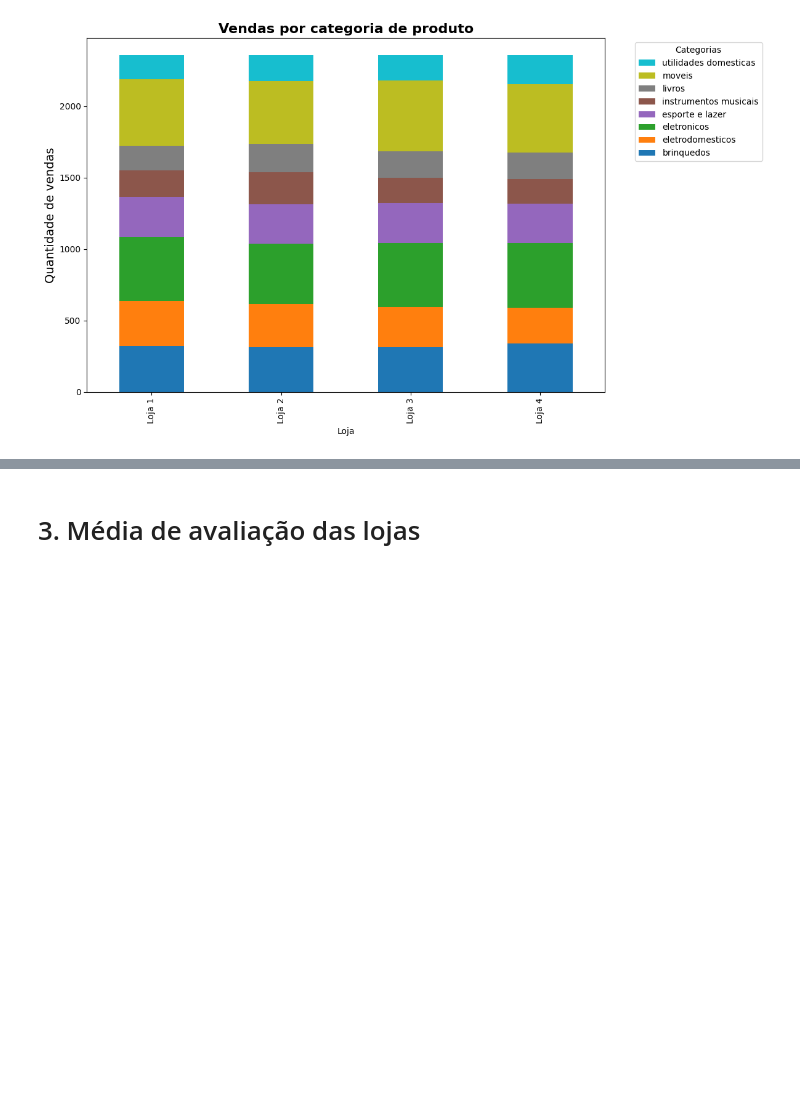
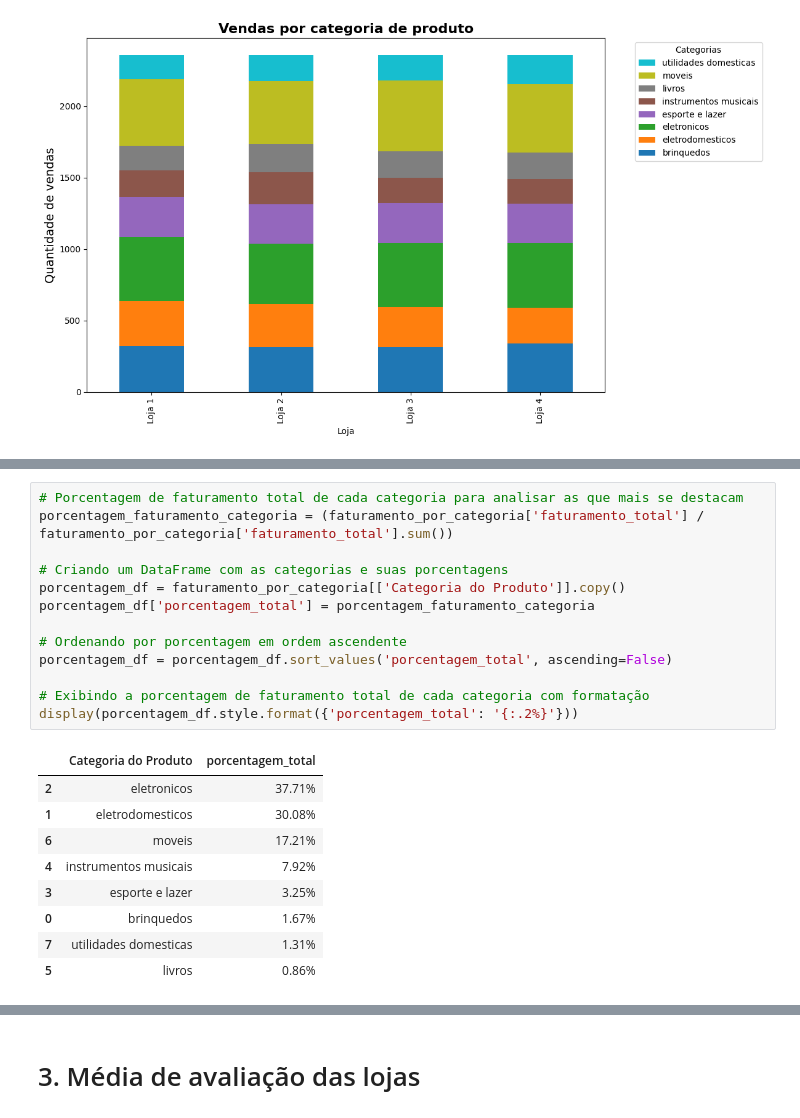
Before and after one commit to lidimoura/challenge1-data-science-Alura-Store, a Jupyter notebook: AluraStoreBrasil.ipynb, the cells around one changed output, grey strips where cells are left out. Saved outputs shown, nothing was run; the diff lists cells and outputs as text; blank space fills up the shorter version.

```diff
--- a/AluraStoreBrasil.ipynb
+++ b/AluraStoreBrasil.ipynb
@@ -288,0 +303,23 @@ plt.show()
+# %%
+# Porcentagem de faturamento total de cada categoria para analisar as que mais se destacam
+porcentagem_faturamento_categoria = (faturamento_por_categoria['faturamento_total'] / faturamento_por_categoria['faturamento_total'].sum())
+
+# Criando um DataFrame com as categorias e suas porcentagens
+porcentagem_df = faturamento_por_categoria[['Categoria do Produto']].copy()
+porcentagem_df['porcentagem_total'] = porcentagem_faturamento_categoria
+
+# Ordenando por porcentagem em ordem ascendente
+porcentagem_df = porcentagem_df.sort_values('porcentagem_total', ascending=False)
+
+# Exibindo a porcentagem de faturamento total de cada categoria com formatação
+display(porcentagem_df.style.format({'porcentagem_total': '{:.2%}'}))
+# %% [output]
+|  | Categoria do Produto | porcentagem_total |
+| 2 | eletronicos | 37.71% |
+| 1 | eletrodomesticos | 30.08% |
+| 6 | moveis | 17.21% |
+| 4 | instrumentos musicais | 7.92% |
+| 3 | esporte e lazer | 3.25% |
+| 0 | brinquedos | 1.67% |
+| 7 | utilidades domesticas | 1.31% |
+| 5 | livros | 0.86% |
```
Also changed, not shown: parts of 4 cells of this notebook.
